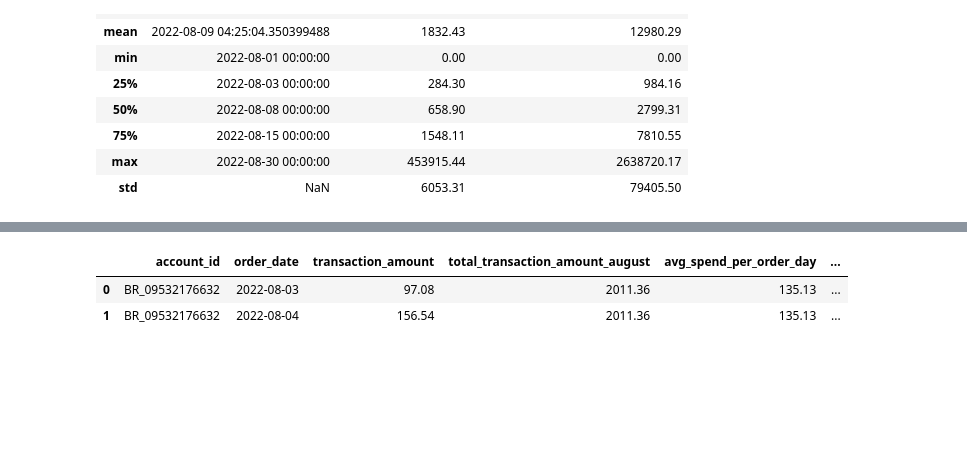
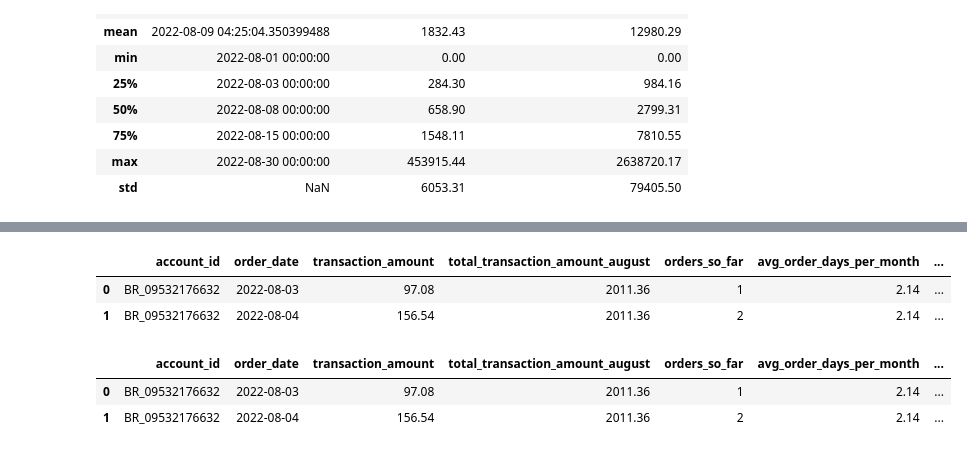
Before and after one commit to telmacarvalho/cases, a Jupyter notebook: case_bees.ipynb, the cells around one changed output, grey strips where cells are left out. Drawn from its saved outputs; the diff is of its cells as text; code cells hidden in the pictures; blank space fills up the shorter version.

```diff
--- a/case_bees.ipynb
+++ b/case_bees.ipynb
@@ -1217,6 +1302,5 @@ memory usage: 514.9+ KB
 # %%
-# Merge with august_forecast_df
-processed_august_df = pd.merge(august_df, avg_spend_per_day,
-    on='account_id', how='left')
-processed_august_df.head(2)
+# Merge to add features into august_df
+processed_august_df = processed_august_df.merge(historical_features, on='account_id', how='left')
+processed_august_df
 # %% [output]
@@ -1226,6 +1319,0 @@ processed_august_df.head(2)
-# %%
-# Estimate order days using: average spend per day = total amount / order days
-processed_august_df['estimated_order_days_august'] = \
-  processed_august_df['total_transaction_amount_august'] / \
-  processed_august_df['avg_spend_per_order_day']
-processed_august_df.head(2)
@@ -1235,0 +1320,5 @@ processed_august_df.head(2)
+# %%
+# Convert into int as same of processed_historical_df
+processed_august_df['typical_order_period'] = processed_august_df[
+    'typical_order_period'].astype('Int64')
+processed_august_df.typical_order_period.info()
@@ -1236,13 +1339,20 @@ processed_august_df.head(2)
+# %%
+# Create column of day of month
+processed_august_df["day"] = processed_august_df[
+    "order_date"].dt.day
+processed_august_df['day'] = processed_august_df['day'].astype('Int64')
+processed_august_df.head(2)
+# %% [output]
+|  | account_id | order_date | transaction_amount | total_transaction_amount_august | orders_so_far | avg_order_days_per_month | ... |
+| 0 | BR_09532176632 | 2022-08-03 | 97.08 | 2011.36 | 1 | 2.14 | ... |
+| 1 | BR_09532176632 | 2022-08-04 | 156.54 | 2011.36 | 2 | 2.14 | ... |
 # %%
-# Round estimated_order_days_august
-processed_august_df['estimated_order_days_august'] = \
-processed_august_df['estimated_order_days_august'].replace([
-    np.inf, -np.inf], np.nan)
-processed_august_df['estimated_order_days_august'] = \
-processed_august_df['estimated_order_days_august'
-  ].round().astype('Int64')
+# Create column of month
+processed_august_df["month"] = processed_august_df[
+    "order_date"].dt.month
+processed_august_df['month'] = processed_august_df['month'].astype('Int64')
 processed_august_df.head(2)
 # %% [output]
-|  | account_id | order_date | transaction_amount | total_transaction_amount_august | avg_spend_per_order_day | ... |
-| 0 | BR_09532176632 | 2022-08-03 | 97.08 | 2011.36 | 135.13 | ... |
-| 1 | BR_09532176632 | 2022-08-04 | 156.54 | 2011.36 | 135.13 | ... |
+|  | account_id | order_date | transaction_amount | total_transaction_amount_august | orders_so_far | avg_order_days_per_month | ... |
+| 0 | BR_09532176632 | 2022-08-03 | 97.08 | 2011.36 | 1 | 2.14 | ... |
+| 1 | BR_09532176632 | 2022-08-04 | 156.54 | 2011.36 | 2 | 2.14 | ... |
```
Also changed, not shown: parts of 34 cells of this notebook.
